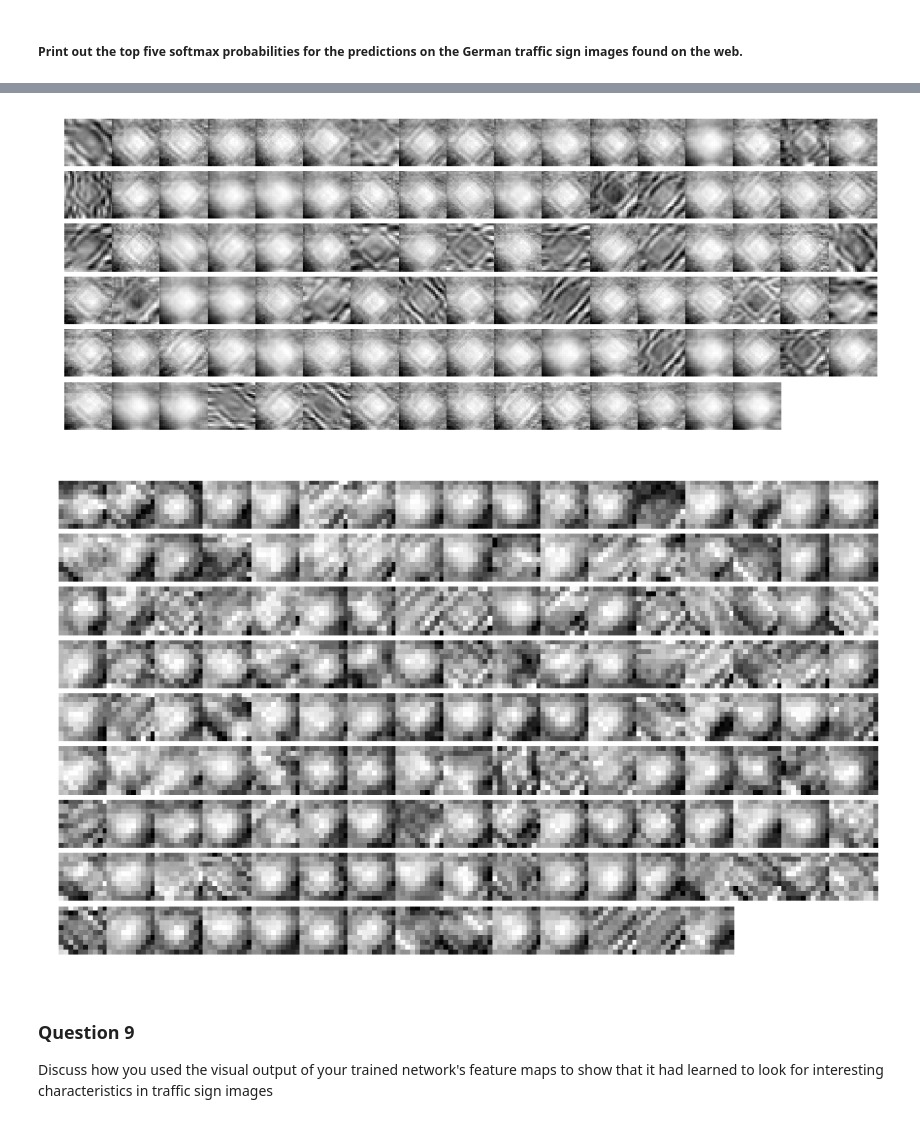
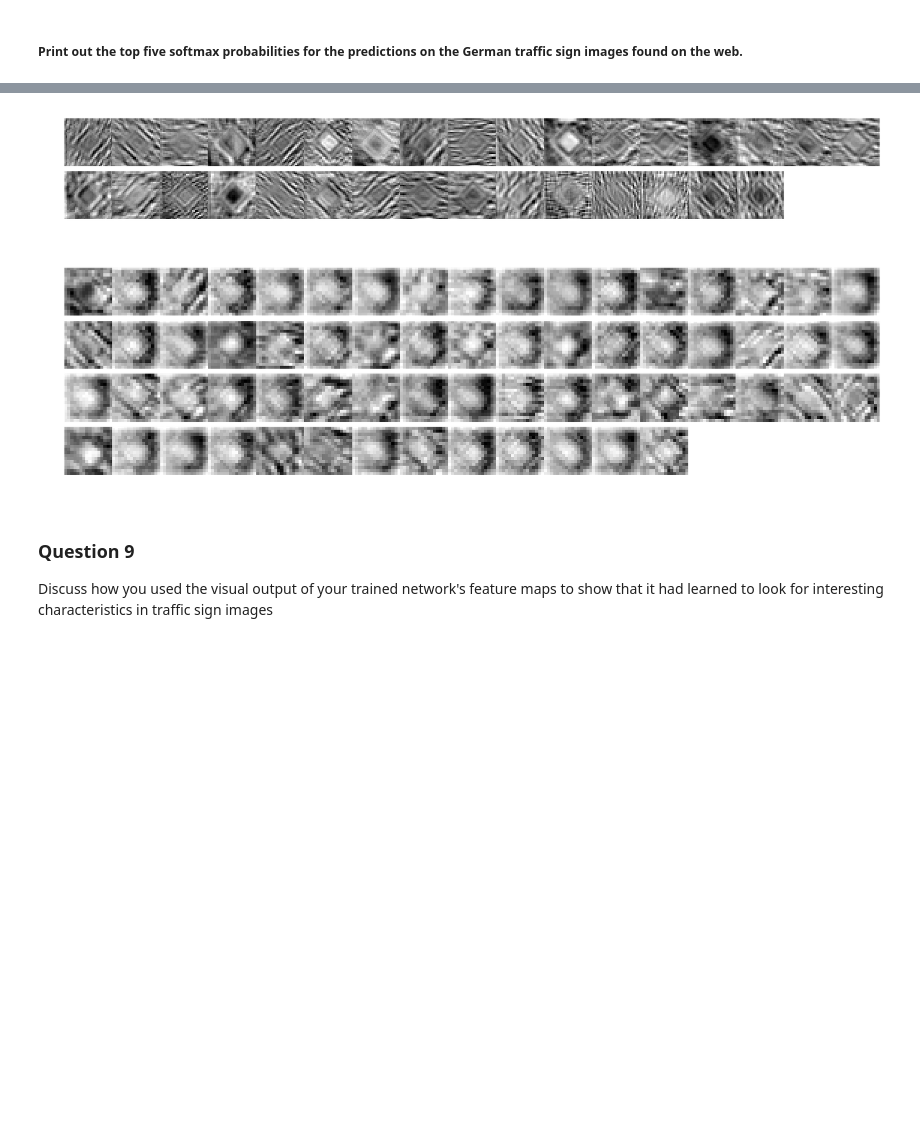
Before and after one commit to DukeXar/CarND-Traffic-Sign-Classifier-Project-pub, a Jupyter notebook: Traffic_Sign_Classifier.ipynb, the cells around one changed output, grey strips where cells are left out. Saved outputs shown, nothing was run; the diff lists cells and outputs as text; code cells hidden in the pictures; blank space fills up the shorter version.

```diff
--- a/Traffic_Sign_Classifier.ipynb
+++ b/Traffic_Sign_Classifier.ipynb
@@ -882,7 +1163,7 @@ Model saved
 #### Test accuracy
 # %%
 with tf.Session() as sess:
-    saver.restore(sess, state_file)
+    saver.restore(sess, state_file_best)
     test_accuracy = evaluate(X_test, y_test, BATCH_SIZE)
     print("Test Accuracy = {:.3f}".format(test_accuracy))
 # %% [markdown]
@@ -940,7 +1221,7 @@ saver = tf.train.Saver()
 
 # Launch the graph
 with tf.Session() as sess:
-    saver.restore(sess, state_file)
+    saver.restore(sess, state_file_best)
 
     result = sess.run(tf.argmax(logits, 1), feed_dict={input_x: X_web, input_y: y_web,
                                                        keep_prob: [1.0] * keep_prob.shape[0]})
@@ -958,7 +1242,7 @@ Expected = [34 25 25 12 14 14  2]
 ### For example, if the model predicted 1 out of 5 signs correctly, it's 20% accurate on these new images.
 
 with tf.Session() as sess:
-    saver.restore(sess, state_file)
+    saver.restore(sess, state_file_best)
     validation_accuracy = evaluate(X_web, y_web, BATCH_SIZE)
     print("Validation Accuracy = {:.3f}".format(validation_accuracy))
 # %% [output]
@@ -1009,7 +1293,7 @@ Looking just at the first row we get `[ 0.34763842,  0.24879643,  0.12789202]`,
 top_n = 5
 
 with tf.Session() as sess:
-    saver.restore(sess, state_file)
+    saver.restore(sess, state_file_best)
     result = sess.run(tf.nn.top_k(logits, top_n), feed_dict={input_x: X_web, input_y: y_web,
                                                              keep_prob: [1.0] * keep_prob.shape[0]})
 # %%
@@ -1113,17 +1389,19 @@ def outputFeatureMap(image_input, tf_activation, sess, activation_min=-1, activa
 # %%
 %matplotlib inline
 
 with tf.Session() as sess:
-    saver.restore(sess, state_file)
-    outputFeatureMap([X_test[300]], tf.get_default_graph().get_tensor_by_name("ss16/conv_1/add:0"), sess)
+    saver.restore(sess, state_file_best)
+    outputFeatureMap([X_test[300]], tf.get_default_graph().get_tensor_by_name(
+        "{}/conv_1/add:0".format(namespace)), sess)
     plt.show()
-    outputFeatureMap([X_test[300]], tf.get_default_graph().get_tensor_by_name("ss16/conv_2/add:0"), sess)
+    outputFeatureMap([X_test[300]], tf.get_default_graph().get_tensor_by_name(
+        "{}/conv_2/add:0".format(namespace)), sess)
     plt.show()
     #outputFeatureMap([X_test[300]], tf.get_default_graph().get_tensor_by_name("ms10/conv_3/add:0"), sess)
     #plt.show()
 # %% [output]
-[figure, old version]
+[figure, new version]
-[figure, old version]
+[figure, new version]
 # %% [markdown]
 ### Question 9
 
```
Also changed, not shown: parts of 16 cells of this notebook.
